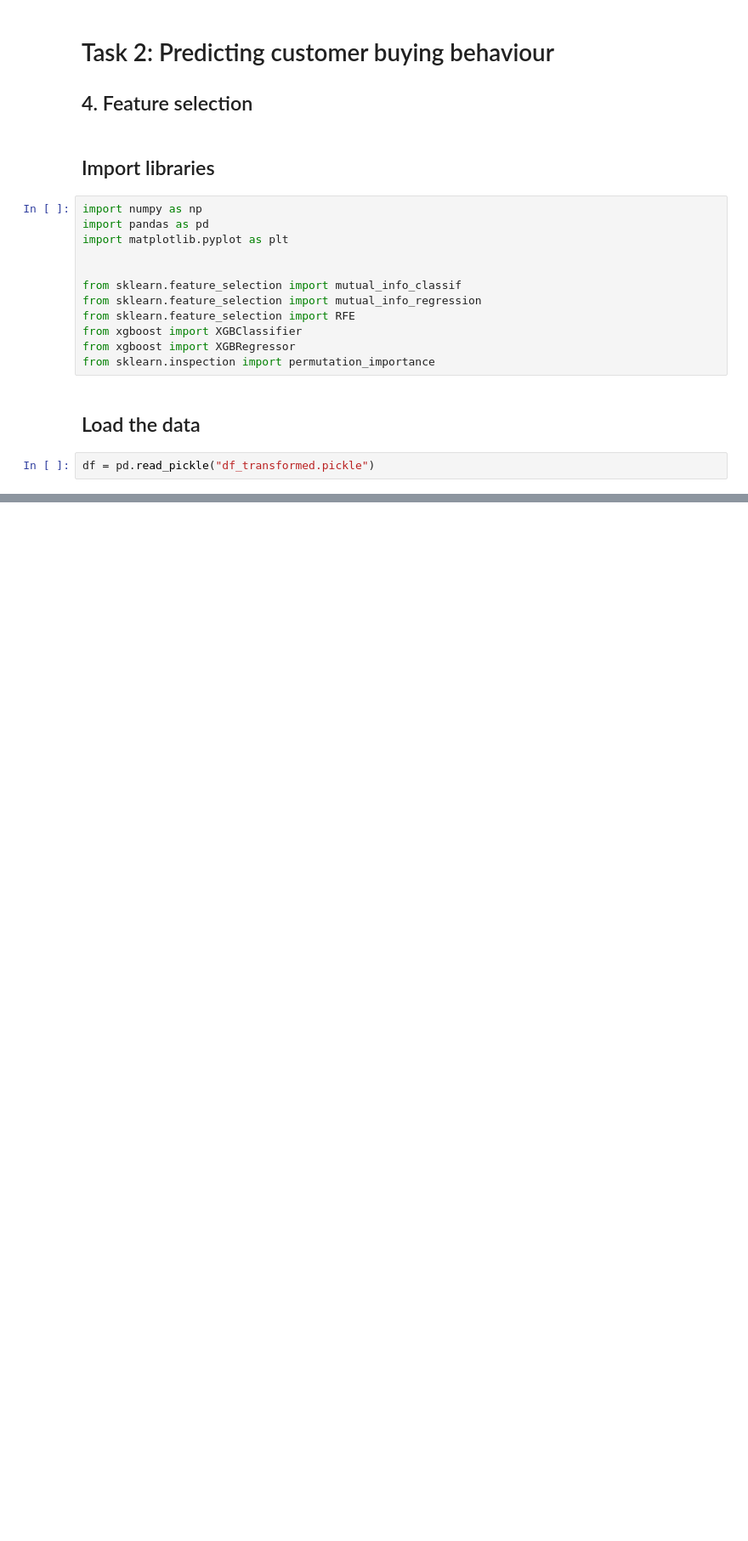
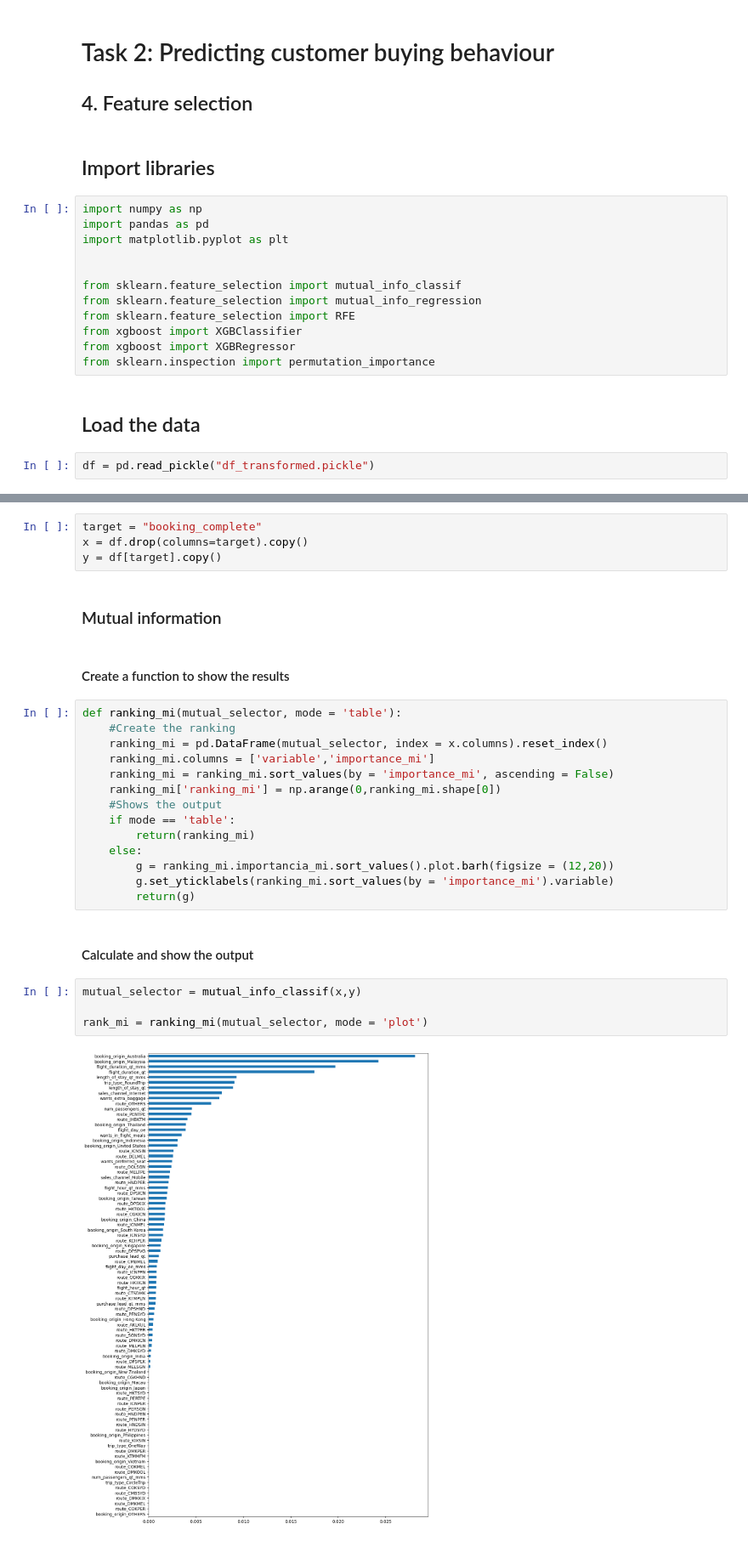
Before and after one commit to luis-cj/data-science-british-airways, a Jupyter notebook: 4_Task2_feature_selection.ipynb, the cells around one changed output, grey strips where cells are left out. Shown at 85% size. Saved outputs shown, nothing was run; the diff lists cells and outputs as text; blank space fills up the shorter version.

```diff
--- a/4_Task2_feature_selection.ipynb
+++ b/4_Task2_feature_selection.ipynb
@@ -23,0 +26,30 @@ bbb
+# %%
+target = "booking_complete"
+x = df.drop(columns=target).copy()
+y = df[target].copy()
+# %% [markdown]
+### Mutual information
+# %% [markdown]
+#### Create a function to show the results
+# %%
+def ranking_mi(mutual_selector, mode = 'table'):
+    #Create the ranking
+    ranking_mi = pd.DataFrame(mutual_selector, index = x.columns).reset_index()
+    ranking_mi.columns = ['variable','importance_mi']
+    ranking_mi = ranking_mi.sort_values(by = 'importance_mi', ascending = False)
+    ranking_mi['ranking_mi'] = np.arange(0,ranking_mi.shape[0])
+    #Shows the output
+    if mode == 'table':
+        return(ranking_mi)
+    else:
+        g = ranking_mi.importancia_mi.sort_values().plot.barh(figsize = (12,20))
+        g.set_yticklabels(ranking_mi.sort_values(by = 'importance_mi').variable)
+        return(g)
+# %% [markdown]
+#### Calculate and show the output
+# %%
+mutual_selector = mutual_info_classif(x,y)
+
+rank_mi = ranking_mi(mutual_selector, mode = 'plot')
+# %% [output]
+[figure, added]
```
Also changed, not shown: parts of 19 cells of this notebook.
